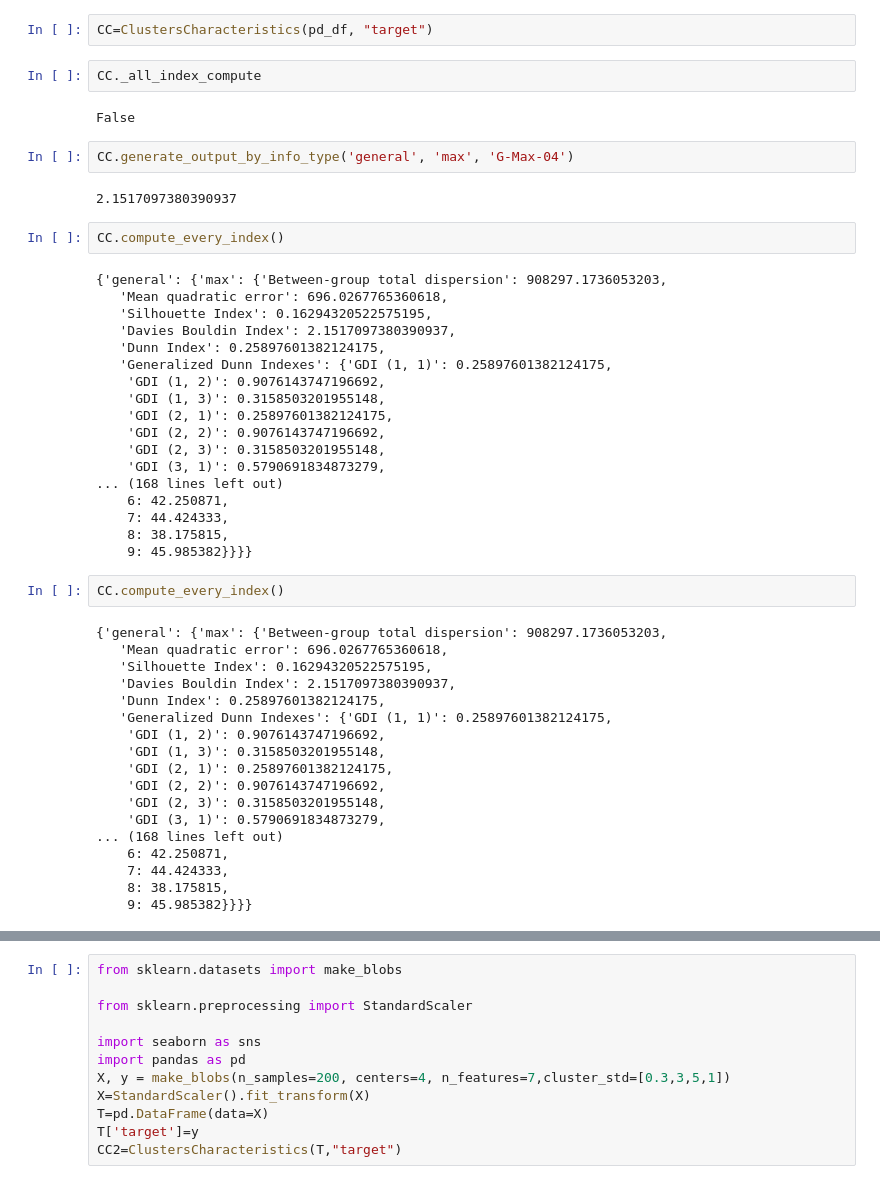
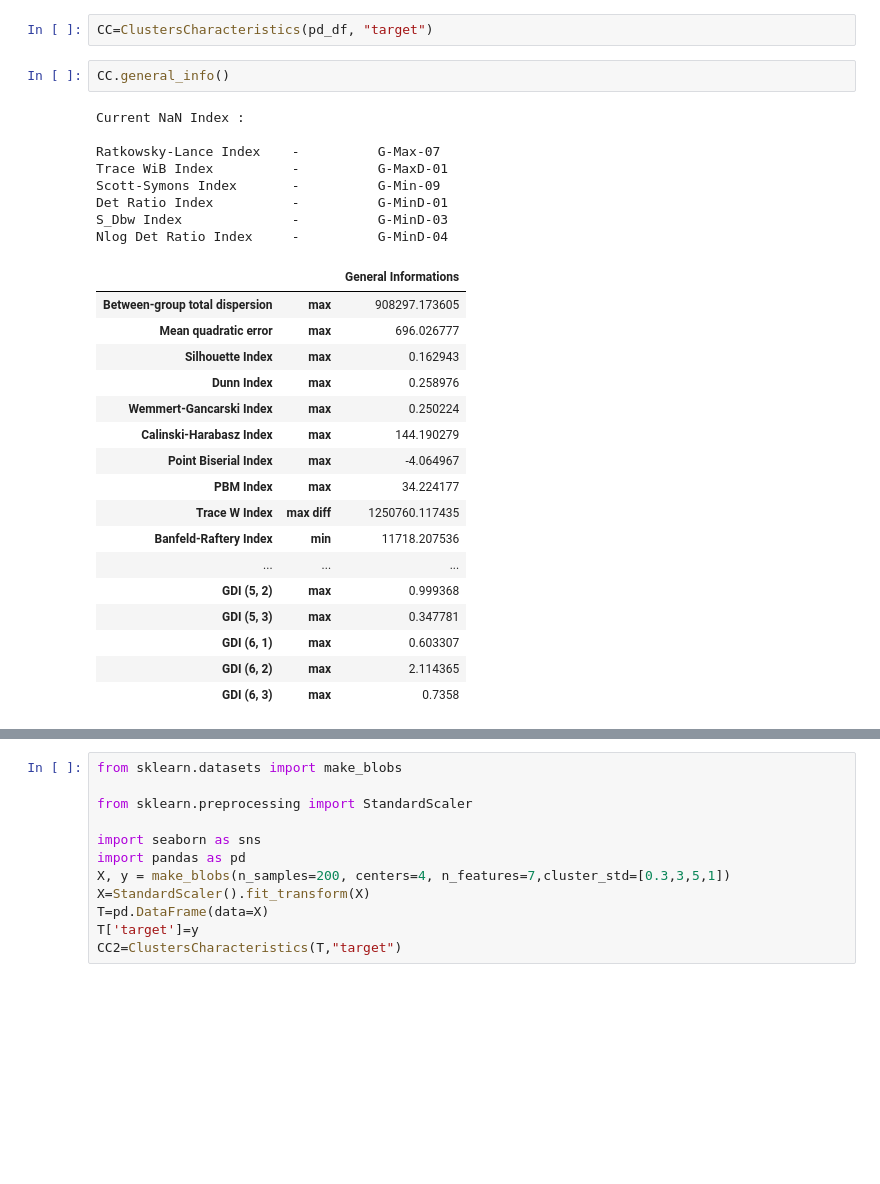
Before and after one commit to Simon-Bertrand/Clusters-Features, a Jupyter notebook: README.ipynb, the cells around one changed output, grey strips where cells are left out. Cells and saved outputs as stored; diff of their text form; blank space fills up the shorter version.

```diff
--- a/README.ipynb
+++ b/README.ipynb
@@ -24,50 +23,30 @@ pd_df
 # %%
 CC=ClustersCharacteristics(pd_df, "target")
 # %%
-CC._all_index_compute
+CC.general_info()
 # %% [output]
-False
+Current NaN Index :
+
+Ratkowsky-Lance Index    -          G-Max-07
+Trace WiB Index          -          G-MaxD-01
+Scott-Symons Index       -          G-Min-09
+Det Ratio Index          -          G-MinD-01
+S_Dbw Index              -          G-MinD-03
+Nlog Det Ratio Index     -          G-MinD-04
+|  |  | General Informations |
+| Between-group total dispersion | max | 908297.173605 |
+| Mean quadratic error | max | 696.026777 |
+| Silhouette Index | max | 0.162943 |
+| Dunn Index | max | 0.258976 |
+| Wemmert-Gancarski Index | max | 0.250224 |
+| Calinski-Harabasz Index | max | 144.190279 |
+| Point Biserial Index | max | -4.064967 |
+| PBM Index | max | 34.224177 |
+| Trace W Index | max diff | 1250760.117435 |
+| Banfeld-Raftery Index | min | 11718.207536 |
+| ... | ... | ... |
+| GDI (5, 2) | max | 0.999368 |
+| GDI (5, 3) | max | 0.347781 |
+| GDI (6, 1) | max | 0.603307 |
+| GDI (6, 2) | max | 2.114365 |
+| GDI (6, 3) | max | 0.7358 |
-# %%
-CC.generate_output_by_info_type('general', 'max', 'G-Max-04')
-# %% [output]
-2.1517097380390937
-# %%
-CC.compute_every_index()
-# %% [output]
-{'general': {'max': {'Between-group total dispersion': 908297.1736053203,
-   'Mean quadratic error': 696.0267765360618,
-   'Silhouette Index': 0.16294320522575195,
-   'Davies Bouldin Index': 2.1517097380390937,
-   'Dunn Index': 0.25897601382124175,
-   'Generalized Dunn Indexes': {'GDI (1, 1)': 0.25897601382124175,
-    'GDI (1, 2)': 0.9076143747196692,
-    'GDI (1, 3)': 0.3158503201955148,
-    'GDI (2, 1)': 0.25897601382124175,
-    'GDI (2, 2)': 0.9076143747196692,
-    'GDI (2, 3)': 0.3158503201955148,
-    'GDI (3, 1)': 0.5790691834873279,
-... (168 lines left out)
-    6: 42.250871,
-    7: 44.424333,
-    8: 38.175815,
-    9: 45.985382}}}}
-# %%
-CC.compute_every_index()
-# %% [output]
-{'general': {'max': {'Between-group total dispersion': 908297.1736053203,
-   'Mean quadratic error': 696.0267765360618,
-   'Silhouette Index': 0.16294320522575195,
-   'Davies Bouldin Index': 2.1517097380390937,
-   'Dunn Index': 0.25897601382124175,
-   'Generalized Dunn Indexes': {'GDI (1, 1)': 0.25897601382124175,
-    'GDI (1, 2)': 0.9076143747196692,
-    'GDI (1, 3)': 0.3158503201955148,
-    'GDI (2, 1)': 0.25897601382124175,
-    'GDI (2, 2)': 0.9076143747196692,
-    'GDI (2, 3)': 0.3158503201955148,
-    'GDI (3, 1)': 0.5790691834873279,
-... (168 lines left out)
-    6: 42.250871,
-    7: 44.424333,
-    8: 38.175815,
-    9: 45.985382}}}}
```
Also changed, not shown: parts of 39 cells of this notebook, 4 other files.
